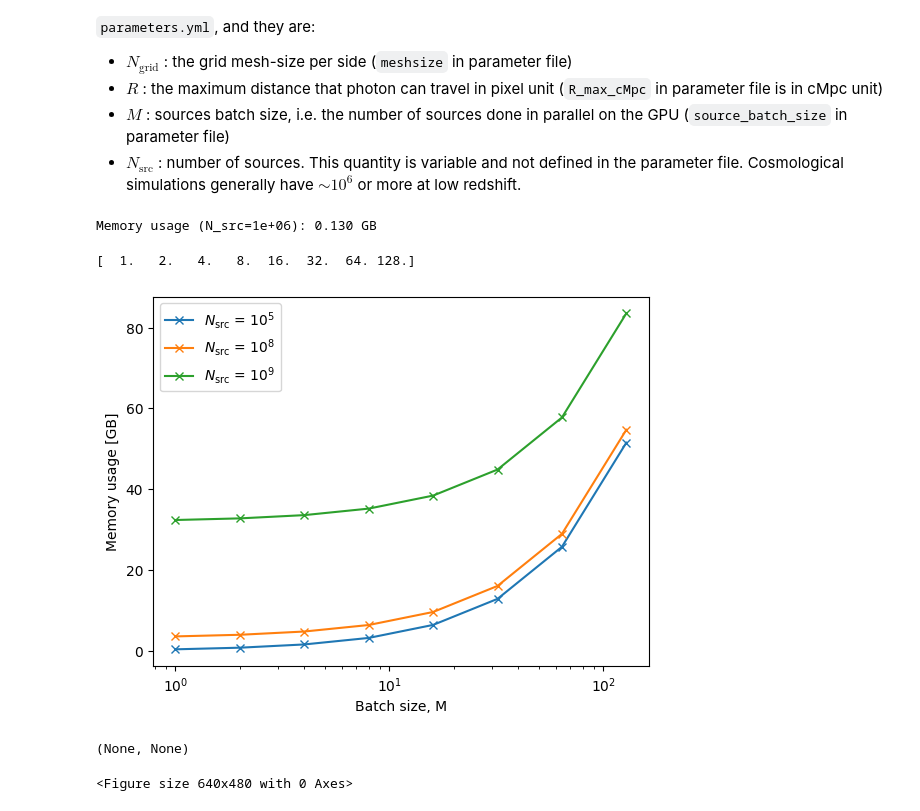
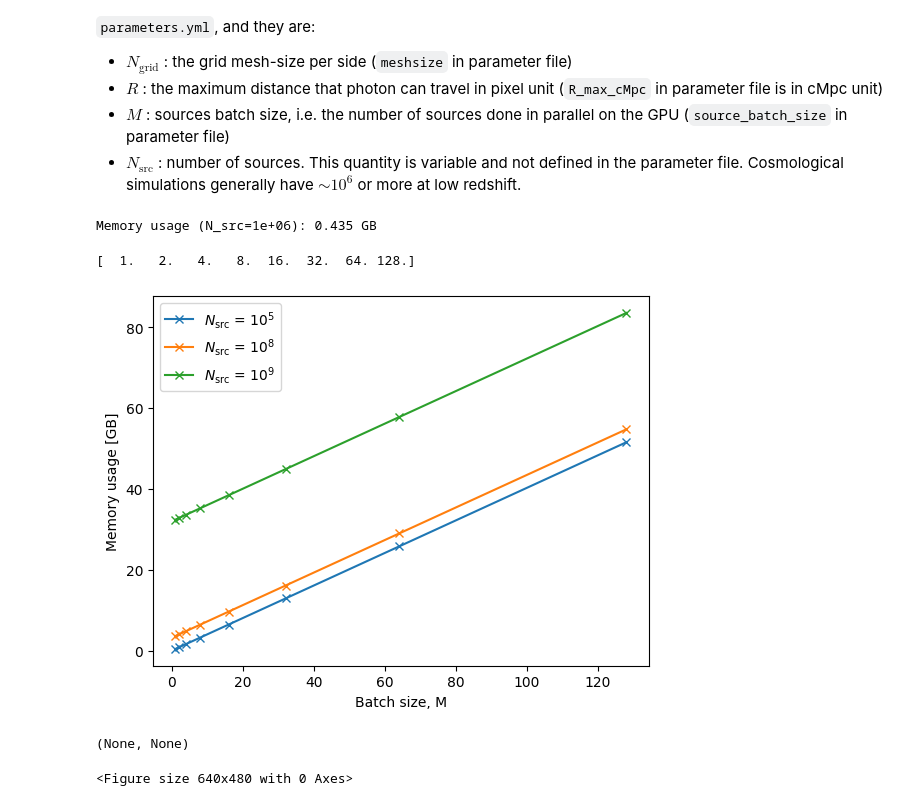
Before and after one commit to cosmic-reionization/pyC2Ray, a Jupyter notebook: docs/tutorials/memory.ipynb, the cells around one changed output. Drawn from its saved outputs; the diff is of its cells as text; code cells hidden in the pictures.

```diff
--- a/docs/tutorials/memory.ipynb
+++ b/docs/tutorials/memory.ipynb
@@ -33,0 +37,12 @@ Keep in mind that this is an upper limit. As we expect to have $N_\mathrm{src}\s
+# %%
+# for a cluster with NVIDIA A100
+t_lim = 1.466*u.ns
+
+# in pixel unit, for instance, if the resolution is of 2 cMpc this quantity will correspond to 30 cMpc (R_max_cMpc in parameter file)
+R = 15
+
+# here we assume that at all redshift step there are 1e6 sources and 10 convergence loop
+Nsrc, Nloop, Nred, Ninter = 1e6, 10, 100, 2
+
+t_sim = 4*np.pi/3*R**3*Nsrc*Nloop*Nred*Ninter*t_lim
+print(' Expected computational time: t_sim <', t_sim.to('h'))
@@ -54,30 +71,29 @@ def memory_usage(paramfile, Nsrc):
         R = Nmesh
     M = params['Raytracing']['source_batch_size']
     mem_us = ((3*Nmesh**3 + (np.sqrt(2)*R)**3)*M+4*Nsrc)*8/1e9
-
     print('Memory usage (N_src=%.0e): %.3f GB' %(Nsrc, mem_us))
 
 paramfile = 'parameters.yml'
 
 memory_usage(paramfile=paramfile, Nsrc=1e6)
 # %% [output]
-Memory usage (N_src=1e+06): 0.130 GB
+Memory usage (N_src=1e+06): 0.435 GB
 # %%
 Nmesh = 256
 M = 2**np.linspace(0, 7, 8)
 R = 10
 print(M)
 
 for Nsrc in [1e5, 1e8, 1e9]:
     mem_us = ((3*Nmesh**3 + (np.sqrt(2)*R)**3)*M+4*Nsrc)*8/1e9
 
-    plt.semilogx(M, mem_us, 'x-', label=r'$N_\mathrm{src}$ = $10^%d$' %np.log10(Nsrc))
+    plt.plot(M, mem_us, 'x-', label=r'$N_\mathrm{src}$ = $10^%d$' %np.log10(Nsrc))
     plt.xlabel('Batch size, M'), plt.ylabel('Memory usage [GB]')
 
 plt.legend()
 plt.show(), plt.clf()
 # %% [output]
 [  1.   2.   4.   8.  16.  32.  64. 128.]
-[figure, old version]
+[figure, new version]
 (None, None)
 <Figure size 640x480 with 0 Axes>
```
Also changed, not shown: parts of 5 cells of this notebook, 2 other files.
